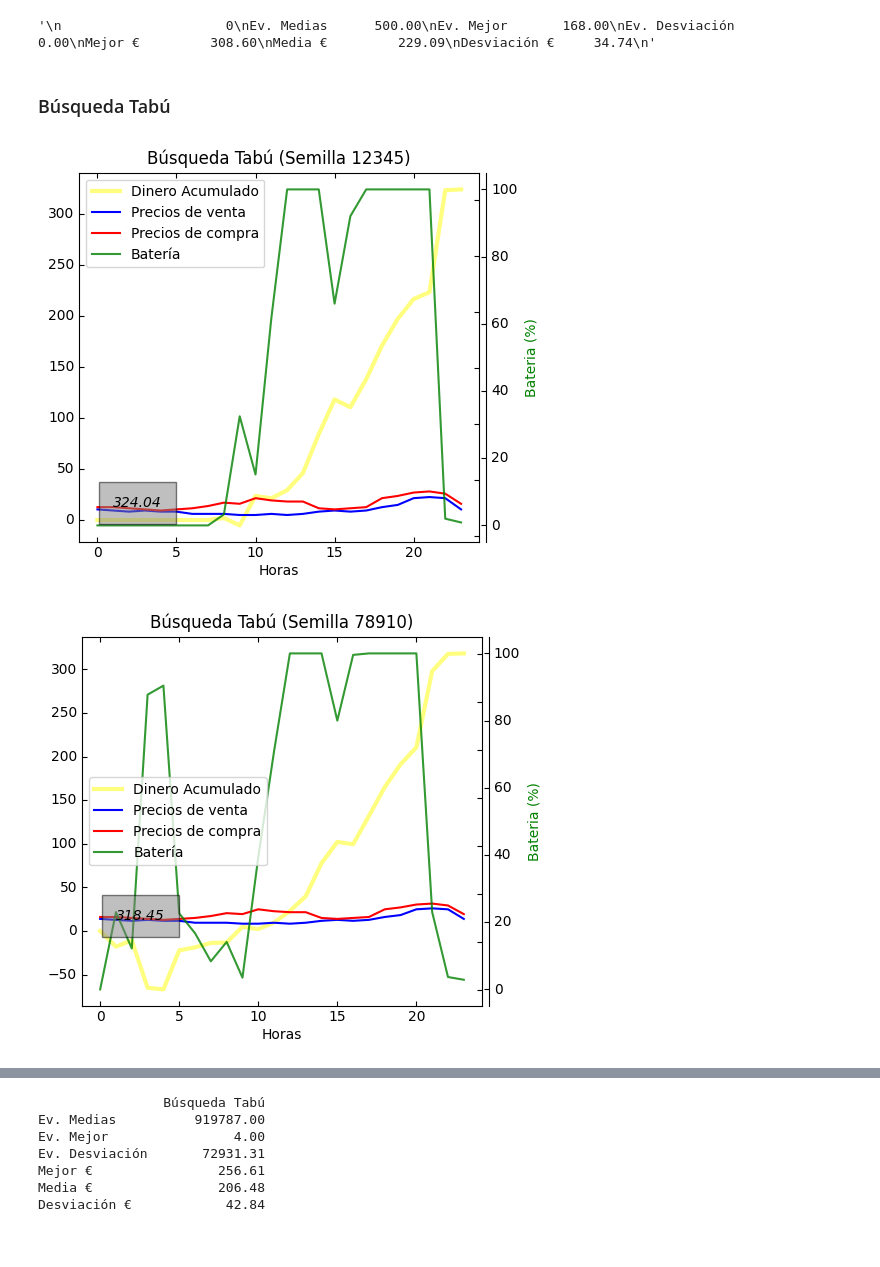
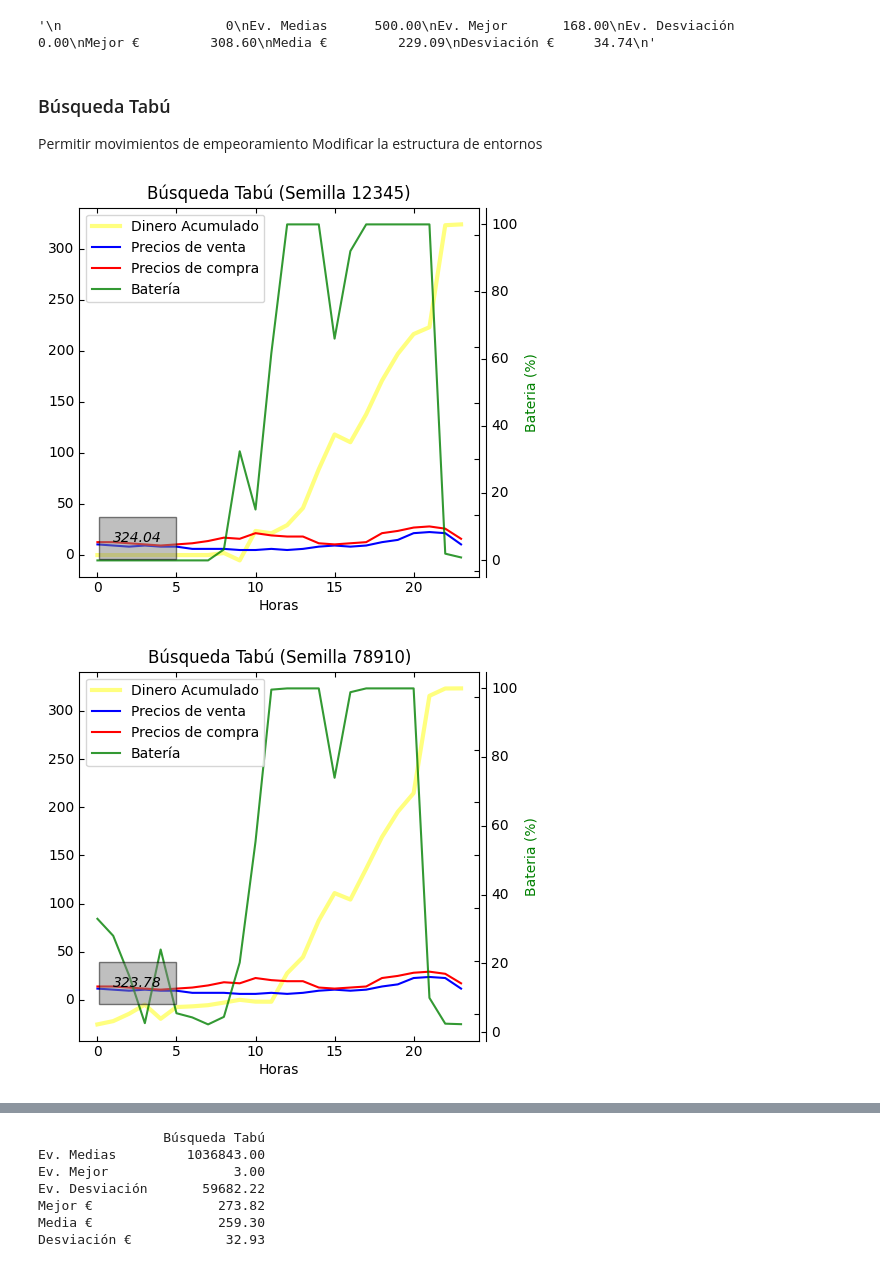
Before and after one commit to GrunCrow/Optimization_Solar_Plant, a Jupyter notebook: 1_Environments_and_Trajectories/notebook.ipynb, the cells around one changed output, grey strips where cells are left out. Drawn from its saved outputs; the diff is of its cells as text; code cells hidden in the pictures.

Commit message:
1_Entornos_y_Trayectorias v4.1 Theory Added

```diff
--- a/1_Environments_and_Trajectories/notebook.ipynb
+++ b/1_Environments_and_Trajectories/notebook.ipynb
@@ -636,6 +657,8 @@ iteraciones = 100
 
 algorithm_name = busqueda_aleatoria_name
 
+Algorithms_names.append(algorithm_name)
+
 busqueda_aleatoria_data = evaluar_algoritmo(algorithm_name, iteraciones)
 
 Data.append(busqueda_aleatoria_data)
@@ -710,13 +741,15 @@ def busqueda_local_primero_mejor(max_evaluaciones=3000, max_intentos_sin_mejora=
 
     return solucion, contador_evaluaciones, totales_dinero
 # %%
-max_evaluaciones=3000
-max_intentos_sin_mejora=1000
+max_evaluaciones=5000
+max_intentos_sin_mejora=3000
 
 parametros = [max_evaluaciones, max_intentos_sin_mejora]
 
 algorithm_name = primero_mejor_name
 
+Algorithms_names.append(algorithm_name)
+
 primero_mejor_data = evaluar_algoritmo(algorithm_name, parametros)
 Data.append(primero_mejor_data)
 # %% [output]
@@ -760,6 +923,8 @@ algorithm_name = busqueda_local_vnd_name
 
 # busqueda_local_vnd_data = evaluar_algoritmo(algorithm_name, parametros)
 
+Algorithms_names.append(algorithm_name)
+
 busqueda_local_vnd_data = [0,0,0,0,0,0]
 Data.append(busqueda_local_vnd_data)
 # %% [markdown]
@@ -872,6 +1051,7 @@ mu = 0.2
 parametros = [n_max_iteraciones, phi, mu]
 
 algorithm_name = enfriamiento_simulado_name
+Algorithms_names.append(algorithm_name)
 
 enfriamiento_simulado_data = evaluar_algoritmo(algorithm_name, parametros)
 
@@ -901,8 +1081,10 @@ Desviación €     34.74
 '''
 # %% [output]
 '\n                     0\nEv. Medias      500.00\nEv. Mejor       168.00\nEv. Desviación    0.00\nMejor €         308.60\nMedia €         229.09\nDesviación €     34.74\n'
-# %% [markdown]
-### Búsqueda Tabú
+# %% [markdown]
+### Búsqueda Tabú
+Permitir movimientos de empeoramiento
+Modificar la estructura de entornos
 # %%
 def busqueda_tabu(tmax):
     # Parámetros de la búsqueda tabú
@@ -965,25 +1147,26 @@ def busqueda_tabu(tmax):
 # %%
 tmax = 40
 
 parametros = [tmax]
 
 algorithm_name = busqueda_tabu_name
+Algorithms_names.append(algorithm_name)
 
 busqueda_tabu_data = evaluar_algoritmo(algorithm_name, parametros)
 
 Data.append(busqueda_tabu_data)
 # %% [output]
 [figure]
-[figure, old version]
+[figure, new version]
 [figure]
 [figure]
 [figure]
                 Búsqueda Tabú
-Ev. Medias          919787.00
-Ev. Mejor                4.00
-Ev. Desviación       72931.31
-Mejor €                256.61
-Media €                206.48
-Desviación €            42.84
+Ev. Medias         1036843.00
+Ev. Mejor                3.00
+Ev. Desviación       59682.22
+Mejor €                273.82
+Media €                259.30
+Desviación €            32.93
 # %%
 Header = ["Ev. Medias", "Ev. Mejor", "Ev. Desviación", "Mejor €", "Media €", "Desviación €"]
```
Also changed, not shown: parts of 18 cells of this notebook, 1 other file.
